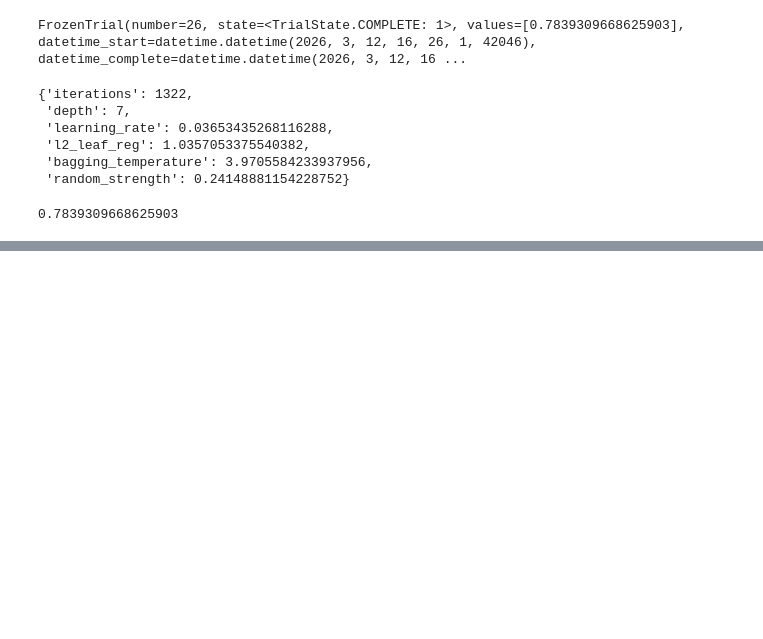
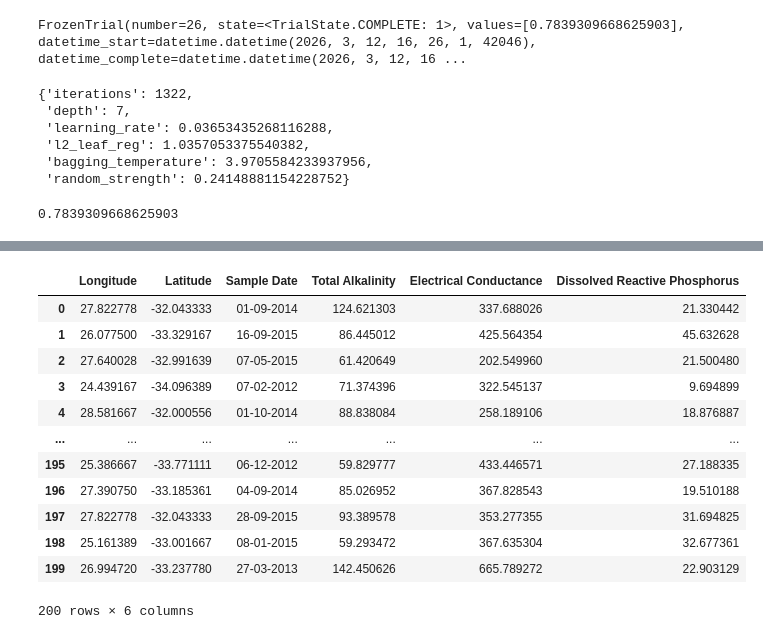
Before and after one commit to rohan-projects01/EY-AI-And-Data-Challenge, a Jupyter notebook: models/catboost.ipynb, the cells around one changed output, grey strips where cells are left out. Drawn from its saved outputs; the diff is of its cells as text; code cells hidden in the pictures; blank space fills up the shorter version.

Commit message:
evaluated catboost on test set, ready to submit on validation

```diff
--- a/models/catboost.ipynb
+++ b/models/catboost.ipynb
@@ -250,0 +278,5 @@ Results for CatBoost are Above
+# %%
+## Predict Output for Submission Set
+
+submission_df = pd.read_csv('../data/validation_set.csv')
+submission_df.head()
@@ -250,0 +291,7 @@ Results for CatBoost are Above
+# %%
+check_df = submission_df.drop(columns=['Unnamed: 0', 'Latitude',
+'Longitude', 'Sample Date',
+"Total Alkalinity", "Electrical Conductance",
+'Dissolved Reactive Phosphorus'])
+
+check_df.head()
@@ -250,0 +306,4 @@ Results for CatBoost are Above
+# %%
+test_df = check_df[selected_feats]
+
+test_df.head()
@@ -250,0 +318,6 @@ Results for CatBoost are Above
+# %%
+vals = cb.predict(test_df)
+val_df = pd.DataFrame(vals)
+val_df.columns = ['Total Alkalinity', 'Electrical Conductance', 'Dissolved Reactive Phosphorus']
+
+val_df
@@ -250,0 +338,25 @@ Results for CatBoost are Above
+# %%
+submission = pd.DataFrame({
+    'Longitude': submission_df['Longitude'],
+    'Latitude': submission_df['Latitude'],
+    'Sample Date': submission_df['Sample Date'],
+    'Total Alkalinity': val_df['Total Alkalinity'],
+    'Electrical Conductance': val_df['Electrical Conductance'],
+    'Dissolved Reactive Phosphorus': val_df['Dissolved Reactive Phosphorus']
+})
+
+submission
+# %% [output]
+|  | Longitude | Latitude | Sample Date | Total Alkalinity | Electrical Conductance | Dissolved Reactive Phosphorus |
+| 0 | 27.822778 | -32.043333 | 01-09-2014 | 124.621303 | 337.688026 | 21.330442 |
+| 1 | 26.077500 | -33.329167 | 16-09-2015 | 86.445012 | 425.564354 | 45.632628 |
+| 2 | 27.640028 | -32.991639 | 07-05-2015 | 61.420649 | 202.549960 | 21.500480 |
+| 3 | 24.439167 | -34.096389 | 07-02-2012 | 71.374396 | 322.545137 | 9.694899 |
+| 4 | 28.581667 | -32.000556 | 01-10-2014 | 88.838084 | 258.189106 | 18.876887 |
+| ... | ... | ... | ... | ... | ... | ... |
+| 195 | 25.386667 | -33.771111 | 06-12-2012 | 59.829777 | 433.446571 | 27.188335 |
+| 196 | 27.390750 | -33.185361 | 04-09-2014 | 85.026952 | 367.828543 | 19.510188 |
+| 197 | 27.822778 | -32.043333 | 28-09-2015 | 93.389578 | 353.277355 | 31.694825 |
+| 198 | 25.161389 | -33.001667 | 08-01-2015 | 59.293472 | 367.635304 | 32.677361 |
+| 199 | 26.994720 | -33.237780 | 27-03-2013 | 142.450626 | 665.789272 | 22.903129 |
+200 rows × 6 columns
```
Also changed, not shown: parts of 8 cells of this notebook, 1 other file.
